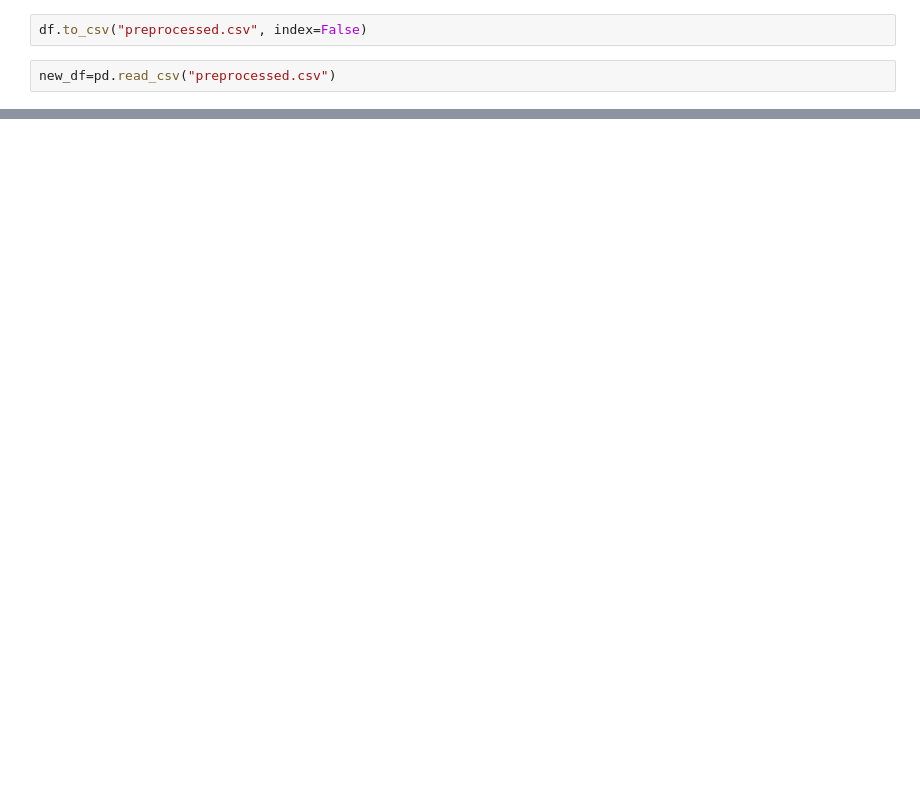
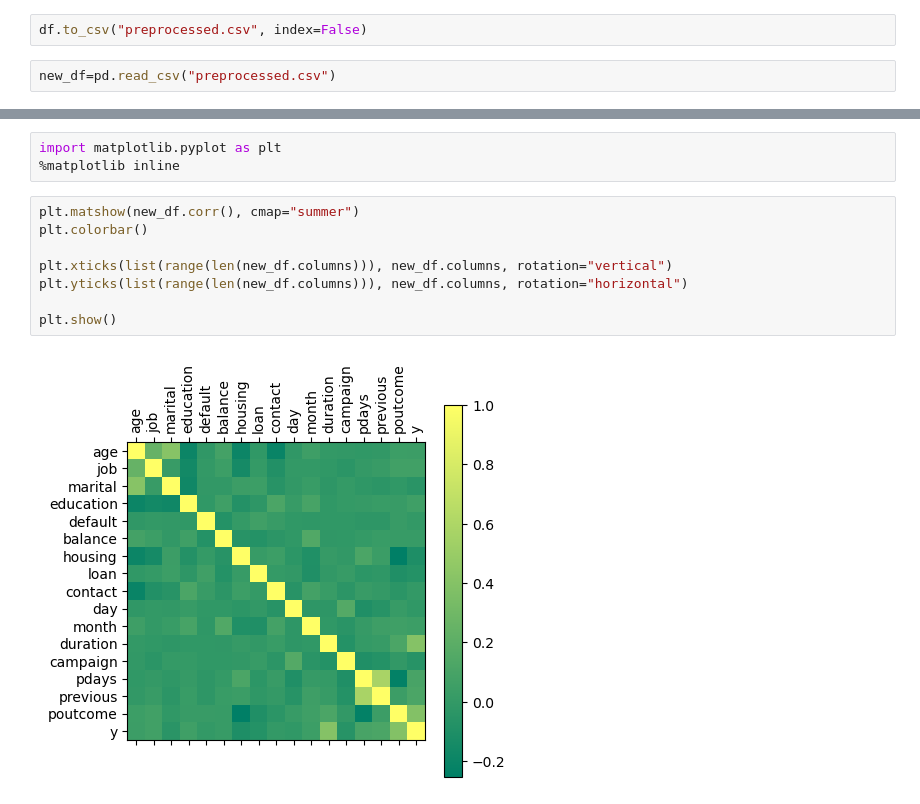
Before and after one commit to Rahafzsh/DataMiningTasks, a Jupyter notebook: Lab5/DMLab5.ipynb, the cells around one changed output, grey strips where cells are left out. Drawn from its saved outputs; the diff is of its cells as text; blank space fills up the shorter version.

```diff
--- a/Lab5/DMLab5.ipynb
+++ b/Lab5/DMLab5.ipynb
@@ -231,0 +232,13 @@ new_df.corr()
+# %%
+import matplotlib.pyplot as plt
+%matplotlib inline
+# %%
+plt.matshow(new_df.corr(), cmap="summer")
+plt.colorbar()
+
+plt.xticks(list(range(len(new_df.columns))), new_df.columns, rotation="vertical")
+plt.yticks(list(range(len(new_df.columns))), new_df.columns, rotation="horizontal")
+
+plt.show()
+# %% [output]
+[figure, added]
```
Also changed, not shown: parts of 5 cells of this notebook, 1 other file.
